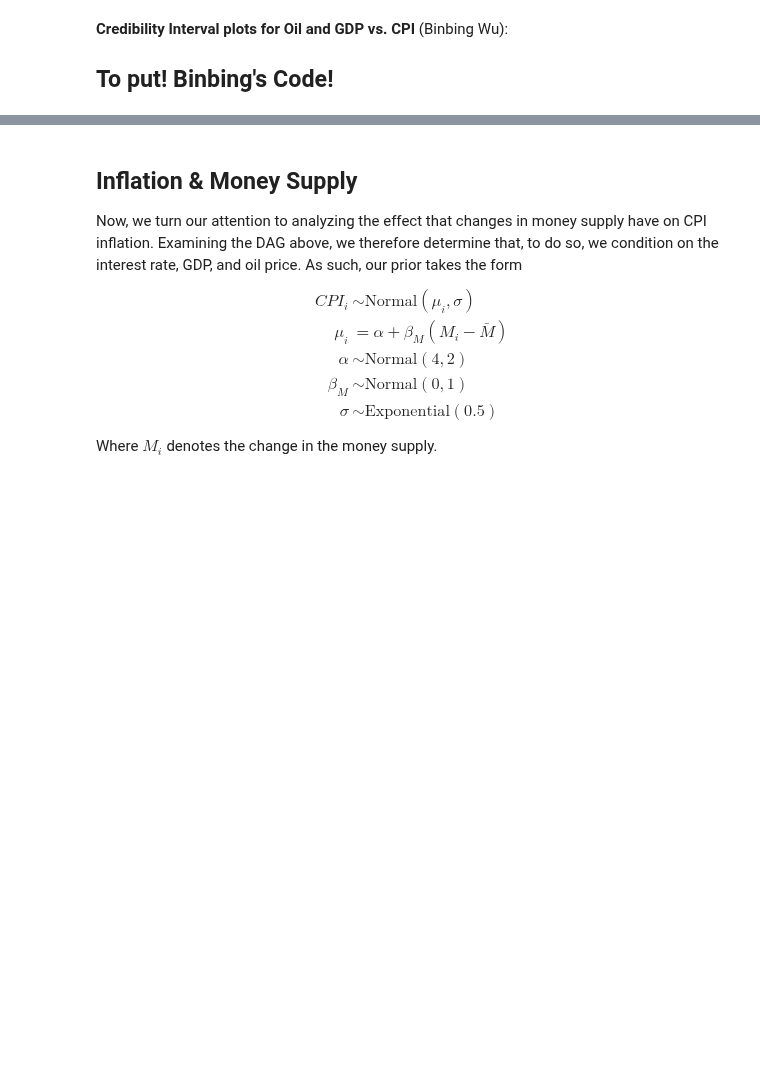
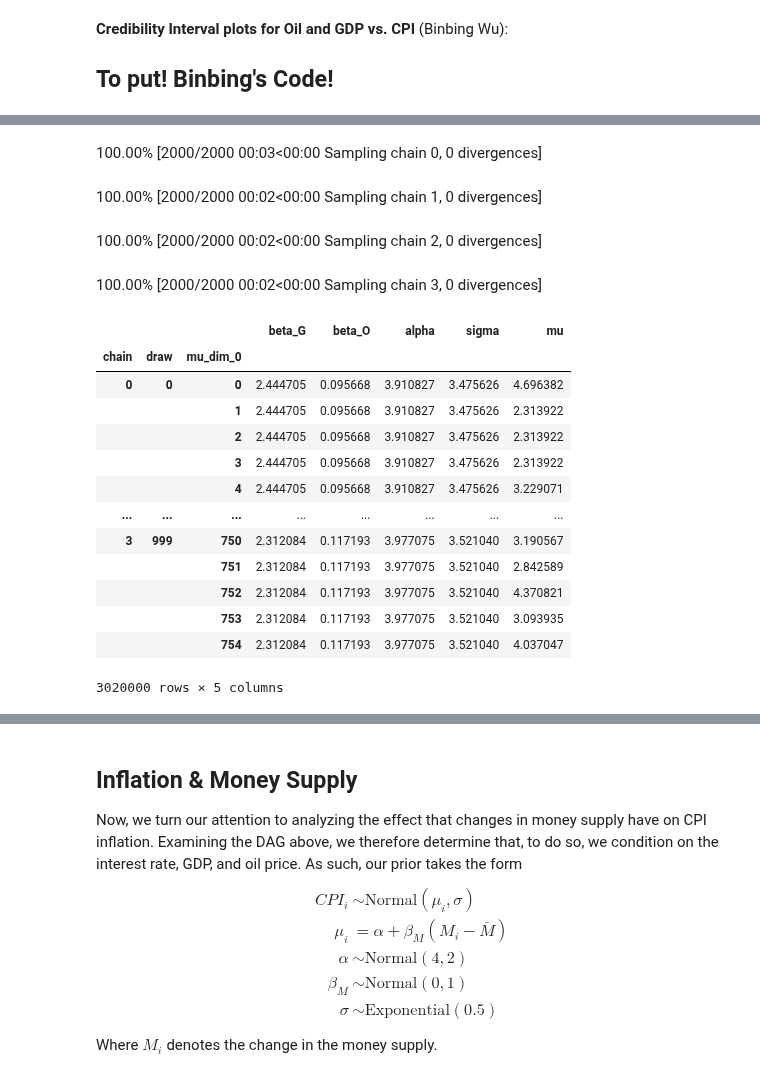
Before and after one commit to AndreiAf02/Math509Project_Public, a Jupyter notebook: 509ProjectV2.ipynb, the cells around one changed output, grey strips where cells are left out. Drawn from its saved outputs; the diff is of its cells as text; code cells hidden in the pictures; blank space fills up the shorter version.

```diff
--- a/509ProjectV2.ipynb
+++ b/509ProjectV2.ipynb
@@ -365,0 +378,31 @@ ylabel('Inflation', fontsize=12);
+# %%
+with pm.Model() as model_cpi_o_g:
+    sigma = pm.Exponential('sigma', 1)
+    beta_G = pm.Normal('beta_G', mu=0, sigma=1)
+    beta_O = pm.Normal('beta_O', mu=0, sigma=1)
+    alpha = pm.Normal('alpha', mu=0, sigma=1)
+    _mu = alpha + beta_G * (data_all['GDP']-data_all['GDP'].mean()) + beta_O * (data_all['Oil']-data_all['Oil'].mean())
+    mu = pm.Deterministic('mu', _mu)
+    CPI = pm.Normal('CPI', mu=mu, sigma=sigma, observed=data_all['CPI.U'])
+    _model_cpi_o_g_samples = pm.sample(1000, tune=1000, chains=4)
+model_cpi_o_g_samples = _model_cpi_o_g_samples.posterior.to_dataframe()
+model_cpi_o_g_samples
+# %% [output]
+100.00% [2000/2000 00:03<00:00 Sampling chain 0, 0 divergences]
+100.00% [2000/2000 00:02<00:00 Sampling chain 1, 0 divergences]
+100.00% [2000/2000 00:02<00:00 Sampling chain 2, 0 divergences]
+100.00% [2000/2000 00:02<00:00 Sampling chain 3, 0 divergences]
+|  |  |  | beta_G | beta_O | alpha | sigma | mu |
+| chain | draw | mu_dim_0 |  |  |  |  |  |
+| 0 | 0 | 0 | 2.444705 | 0.095668 | 3.910827 | 3.475626 | 4.696382 |
+|  |  | 1 | 2.444705 | 0.095668 | 3.910827 | 3.475626 | 2.313922 |
+|  |  | 2 | 2.444705 | 0.095668 | 3.910827 | 3.475626 | 2.313922 |
+|  |  | 3 | 2.444705 | 0.095668 | 3.910827 | 3.475626 | 2.313922 |
+|  |  | 4 | 2.444705 | 0.095668 | 3.910827 | 3.475626 | 3.229071 |
+| ... | ... | ... | ... | ... | ... | ... | ... |
+| 3 | 999 | 750 | 2.312084 | 0.117193 | 3.977075 | 3.521040 | 3.190567 |
+|  |  | 751 | 2.312084 | 0.117193 | 3.977075 | 3.521040 | 2.842589 |
+|  |  | 752 | 2.312084 | 0.117193 | 3.977075 | 3.521040 | 4.370821 |
+|  |  | 753 | 2.312084 | 0.117193 | 3.977075 | 3.521040 | 3.093935 |
+|  |  | 754 | 2.312084 | 0.117193 | 3.977075 | 3.521040 | 4.037047 |
+3020000 rows × 5 columns
```
Also changed, not shown: parts of 8 cells of this notebook.
